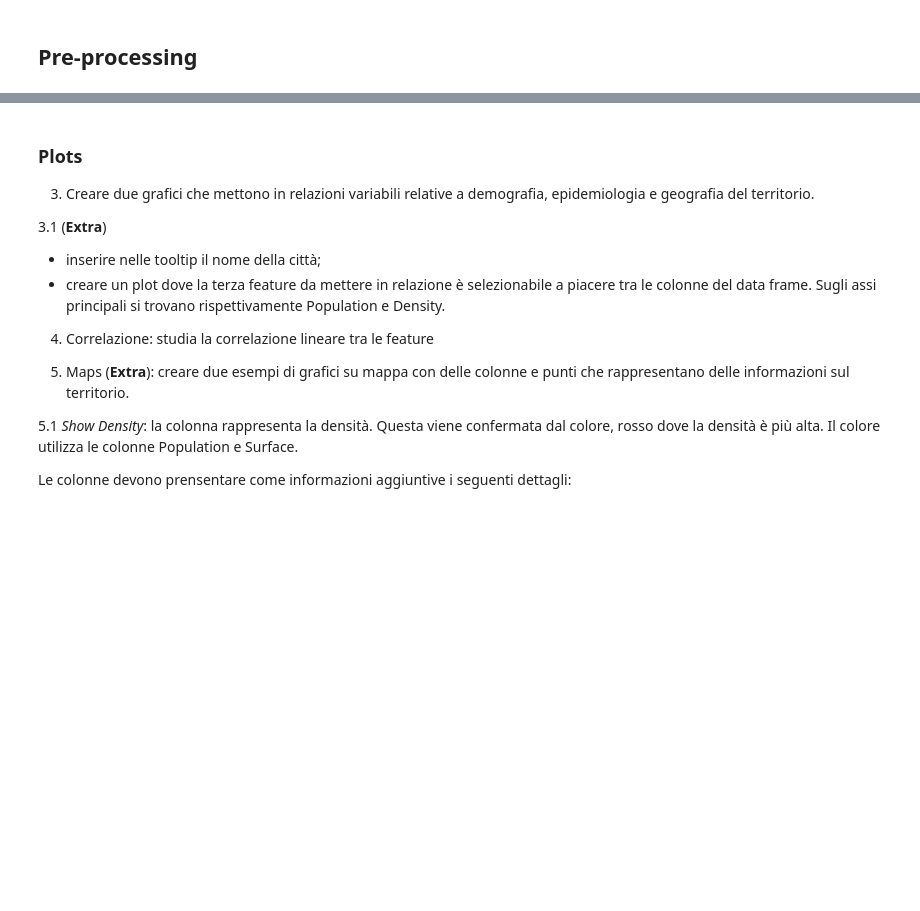
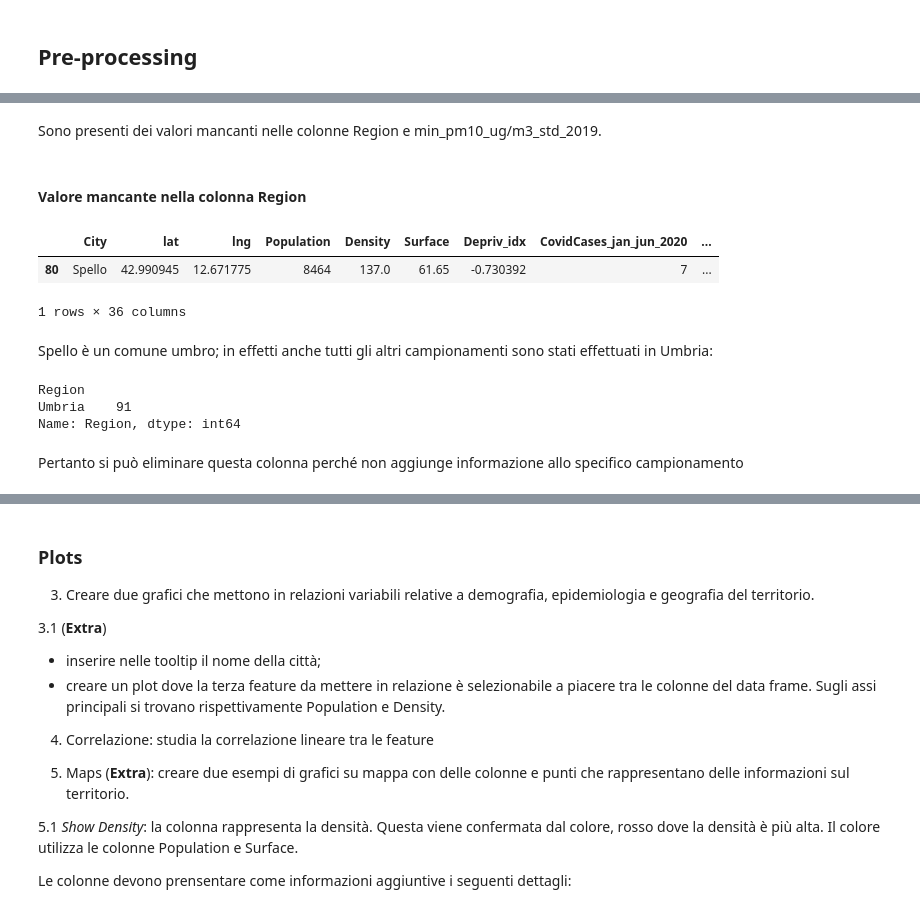
Before and after one commit to nutc22/ml-covid-pollution, a Jupyter notebook: exam.ipynb, the cells around one changed output, grey strips where cells are left out. Saved outputs shown, nothing was run; the diff lists cells and outputs as text; code cells hidden in the pictures; blank space fills up the shorter version.

```diff
--- a/exam.ipynb
+++ b/exam.ipynb
@@ -10,0 +80,20 @@
+# %% [markdown]
+Sono presenti dei valori mancanti nelle colonne Region e min_pm10_ug/m3_std_2019.
+# %% [markdown]
+#### Valore mancante nella colonna Region
+# %%
+df.loc[df["Region"].isnull()]
+# %% [output]
+|  | City | lat | lng | Population | Density | Surface | Depriv_idx | CovidCases_jan_jun_2020 | ... |
+| 80 | Spello | 42.990945 | 12.671775 | 8464 | 137.0 | 61.65 | -0.730392 | 7 | ... |
+1 rows × 36 columns
+# %% [markdown]
+Spello è un comune umbro; in effetti anche tutti gli altri campionamenti sono stati effettuati in Umbria:
+# %%
+df.groupby('Region').Region.count()
+# %% [output]
+Region
+Umbria    91
+Name: Region, dtype: int64
+# %% [markdown]
+Pertanto si può eliminare questa colonna perché non aggiunge informazione allo specifico campionamento
```
Also changed, not shown: parts of 26 cells of this notebook, 1 other file.
